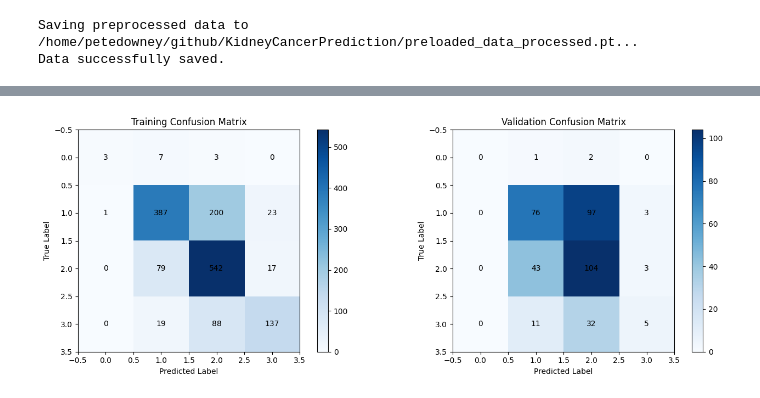
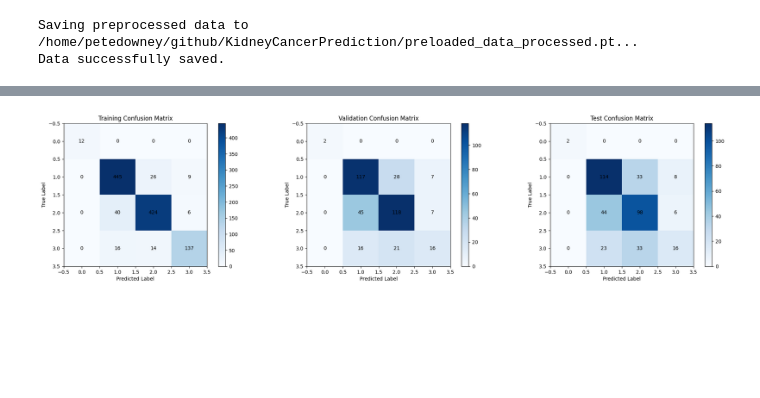
Before and after one commit to petedowney/KidneyCancerPrediction, a Jupyter notebook: exploratory.ipynb, the cells around one changed output, grey strips where cells are left out. Saved outputs shown, nothing was run; the diff lists cells and outputs as text; code cells hidden in the pictures; blank space fills up the shorter version.

Commit message:
updated training pipeline

```diff
--- a/exploratory.ipynb
+++ b/exploratory.ipynb
@@ -308,7 +359,8 @@ history = net.train_model(
     train_loader,
     val_loader,
     device,
-    num_epochs=20,
-    learning_rate=0.0001
+    num_epochs=15,
+    learning_rate=0.001,
+    weight_decay=0
 )
 # %% [output]
@@ -319,0 +381,11 @@ KeyboardInterrupt:
+# %%
+print(f"Total memory usage: {model_mem / (1024**2) + data_mem / (1024**2):.2f} MB")
+# Train the model
+history2 = net.train_model(
+    train_loader,
+    val_loader,
+    device,
+    num_epochs=5,
+    learning_rate=0.001,
+    weight_decay=0
+)
@@ -329,37 +448,97 @@ if device.type == 'cuda':
     torch.cuda.empty_cache()
 # %%
-from sklearn.metrics import confusion_matrix
+from sklearn.metrics import confusion_matrix, accuracy_score, f1_score, roc_auc_score
 import matplotlib.pyplot as plt
+import torch.nn.functional as F
+import numpy as np
+
+net = model.SimpleCNN(num_classes=4, input_shape=DATA_SHAPE).to(device)
+model_path = os.path.join(base_path, "model2_epoch0.pth")
+net.load_state_dict(torch.load(model_path))
 
 # Get predictions for training data
 train_preds = []
 train_true = []
+train_probs = []
 net.eval()
 with torch.no_grad():
     for images, labels, _ in train_loader:
         images = images.to(device)
         outputs = net(images)
+        probs = F.softmax(outputs, dim=1)
         _, predicted = torch.max(outputs, 1)
         train_preds.extend(predicted.cpu().numpy())
+        train_probs.extend(probs.cpu().numpy())
         train_true.extend(labels.cpu().numpy())
 
 # Get predictions for validation data
 val_preds = []
 val_true = []
+val_probs = []
 with torch.no_grad():
     for images, labels, _ in val_loader:
         images = images.to(device)
         outputs = net(images)
+        probs = F.softmax(outputs, dim=1)
         _, predicted = torch.max(outputs, 1)
         val_preds.extend(predicted.cpu().numpy())
+        val_probs.extend(probs.cpu().numpy())
         val_true.extend(labels.cpu().numpy())
+
+# Get predictions for test data
+test_preds = []
+test_true = []
+test_probs = []
+with torch.no_grad():
+    for images, labels, _ in test_loader:
+        images = images.to(device)
+        outputs = net(images)
+        probs = F.softmax(outputs, dim=1)
+        _, predicted = torch.max(outputs, 1)
+        test_preds.extend(predicted.cpu().numpy())
+        test_probs.extend(probs.cpu().numpy())
+        test_true.extend(labels.cpu().numpy())
+
+# Calculate metrics
+def print_metrics(name, y_true, y_pred, y_prob):
+    acc = accuracy_score(y_true, y_pred)
+    f1 = f1_score(y_true, y_pred, average='macro', zero_division=0)
+    try:
+        # Check if we have multiple classes for AUROC
+        unique_classes = np.unique(y_true)
+        if len(unique_classes) > 1:
+            # If all classes are present we can compute ROC AUC directly
+            if y_prob.shape[1] == 2:
+                # Binary classification
+                auc = roc_auc_score(y_true, y_prob[:, 1])
+            else:
+                # Multiclass classification
+                auc = roc_auc_score(y_true, y_prob, multi_class='ovr')
+        else:
+            auc = float('nan')
+    except ValueError:
+        auc = float('nan')
+
+    print(f"{name} Metrics:")
+    print(f"  Accuracy: {acc:.4f}")
+    print(f"  F1-Score (Macro): {f1:.4f}")
+    if not np.isnan(auc):
+        print(f"  AUROC: {auc:.4f}")
+    else:
+        print(f"  AUROC: N/A")
+    print()
+
+print_metrics("Training", np.array(train_true), np.array(train_preds), np.array(train_probs))
+print_metrics("Validation", np.array(val_true), np.array(val_preds), np.array(val_probs))
+print_metrics("Test", np.array(test_true), np.array(test_preds), np.array(test_probs))
 
 # Create confusion matrices
 train_cm = confusion_matrix(train_true, train_preds)
 val_cm = confusion_matrix(val_true, val_preds)
+test_cm = confusion_matrix(test_true, test_preds)
 
 # Plot confusion matrices
-fig, axes = plt.subplots(1, 2, figsize=(14, 5))
+fig, axes = plt.subplots(1, 3, figsize=(21, 5))
 
 # Training confusion matrix
 im1 = axes[0].imshow(train_cm, cmap='Blues')
@@ -381,8 +560,16 @@ for i in range(val_cm.shape[0]):
         axes[1].text(j, i, str(val_cm[i, j]), ha='center', va='center', color='black')
 plt.colorbar(im2, ax=axes[1])
 
+# Test confusion matrix
+im3 = axes[2].imshow(test_cm, cmap='Blues')
+axes[2].set_title('Test Confusion Matrix')
+axes[2].set_xlabel('Predicted Label')
+axes[2].set_ylabel('True Label')
+for i in range(test_cm.shape[0]):
+    for j in range(test_cm.shape[1]):
+        axes[2].text(j, i, str(test_cm[i, j]), ha='center', va='center', color='black')
+plt.colorbar(im3, ax=axes[2])
+
 plt.tight_layout()
 plt.show()
-
-#SMOT
 # %% [output]
@@ -389 +590 @@ plt.show()
-[figure, old version]
+[figure, new version]
```
Also changed, not shown: parts of 15 cells of this notebook, 2 other files.
